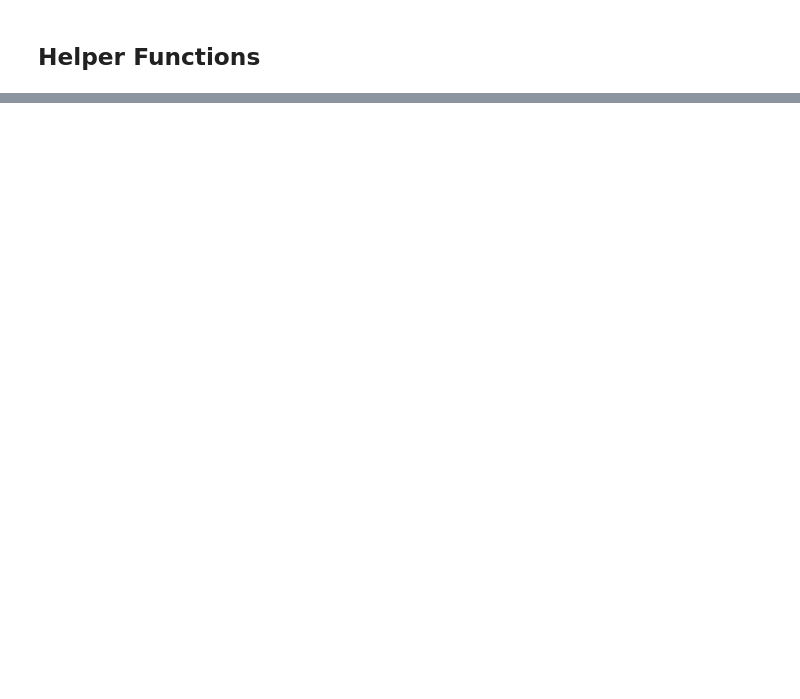
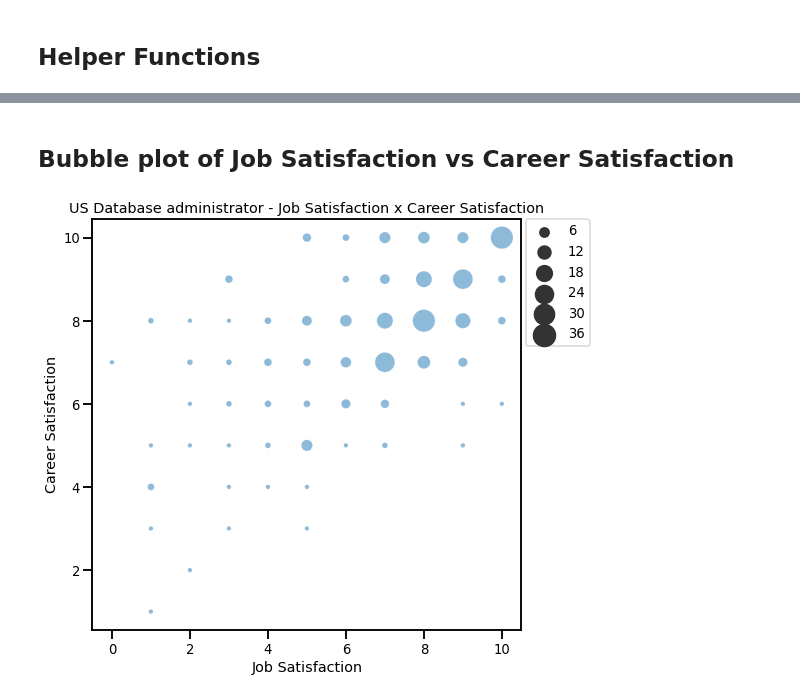
Before and after one commit to RayS1/job-satisfaction, a Jupyter notebook: Blog-Post-Business-Questions.ipynb, the cells around one changed output, grey strips where cells are left out. Saved outputs shown, nothing was run; the diff lists cells and outputs as text; code cells hidden in the pictures; blank space fills up the shorter version.

```diff
--- a/Blog-Post-Business-Questions.ipynb
+++ b/Blog-Post-Business-Questions.ipynb
@@ -199,0 +358,31 @@ def filter_and_serve_bar(df, pattern):
+# %%
+def get_data_and_draw_bubble(js_df, cols_to_select, pattern=PATTERN):
+    """
+    Gather data and draw bubble plot
+    INPUT
+    - js_df - input job satisfaction data frame
+    - cols_to_select - list of columns to be selected for the target data frame to be drawn
+    - patter - pattern text
+    OUTPUT
+    - None
+    """
+    dr_df = js_df[cols_to_select].copy()
+
+    dr_df = dr_df.groupby(dr_df.columns.tolist(), as_index=False).size()
+
+    sns.set_context('talk', font_scale=0.8)
+    plt.figure(figsize=(8, 7))
+    sns.scatterplot(x=cols_to_select[0],
+                    y=cols_to_select[1],
+                    size='size',
+                    sizes=(20, 500),
+                    alpha=0.5,
+                    data=dr_df)
+
+    # Put legend outside of the figure
+    plt.legend(bbox_to_anchor=(1.01, 1), borderaxespad=0)
+    plt.title("US " + pattern + " - " + cols_to_select[0] + " x " + cols_to_select[1])
+    plt.tight_layout()
+    plt.savefig('Bubble_plot_1.png', format='png', dpi=150)
+
+    return None
@@ -200 +423,13 @@ def filter_and_serve_bar(df, pattern):
+# %% [markdown]
+## Bubble plot of Job Satisfaction vs Career Satisfaction
+# %%
+# Bubble plot of Job Satisfaction x Career Satisfaction
+# Set the parameters
+cols_to_select = ['Job Satisfaction', 'Career Satisfaction']
+cols_to_check = ['Developer Type']
+
+# Call scatter plot routine
+dr_df = get_data_and_draw_bubble(js_df, cols_to_select);
+# %% [output]
+[figure, added]
 # %% [markdown]
```
Also changed, not shown: parts of 47 cells of this notebook, 3 other files.
